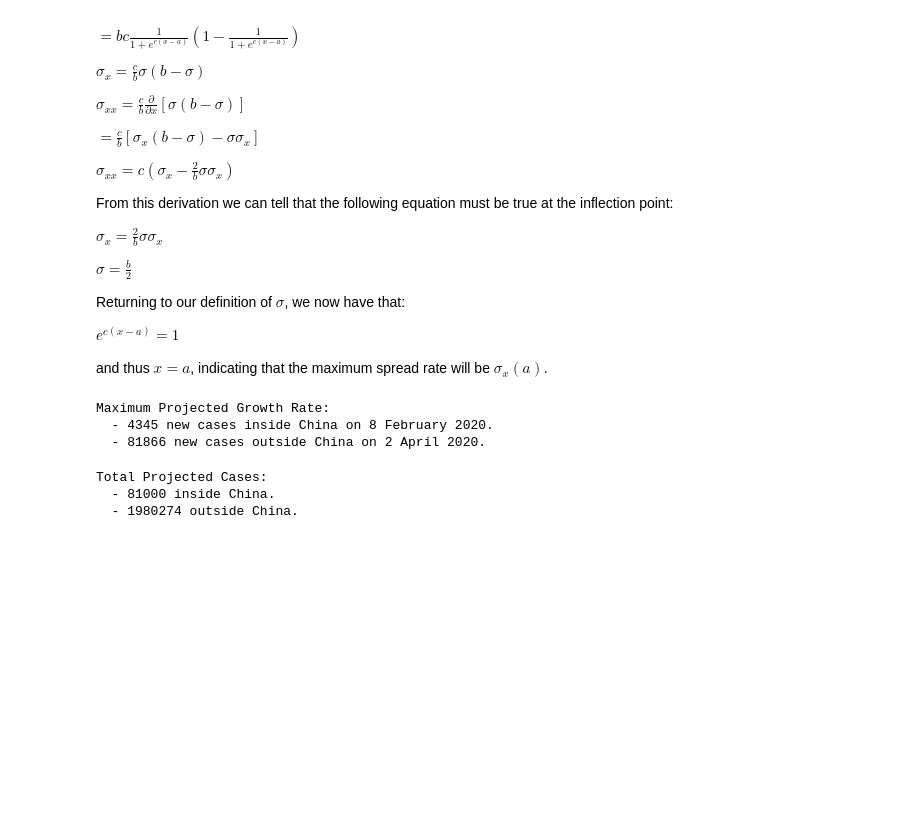
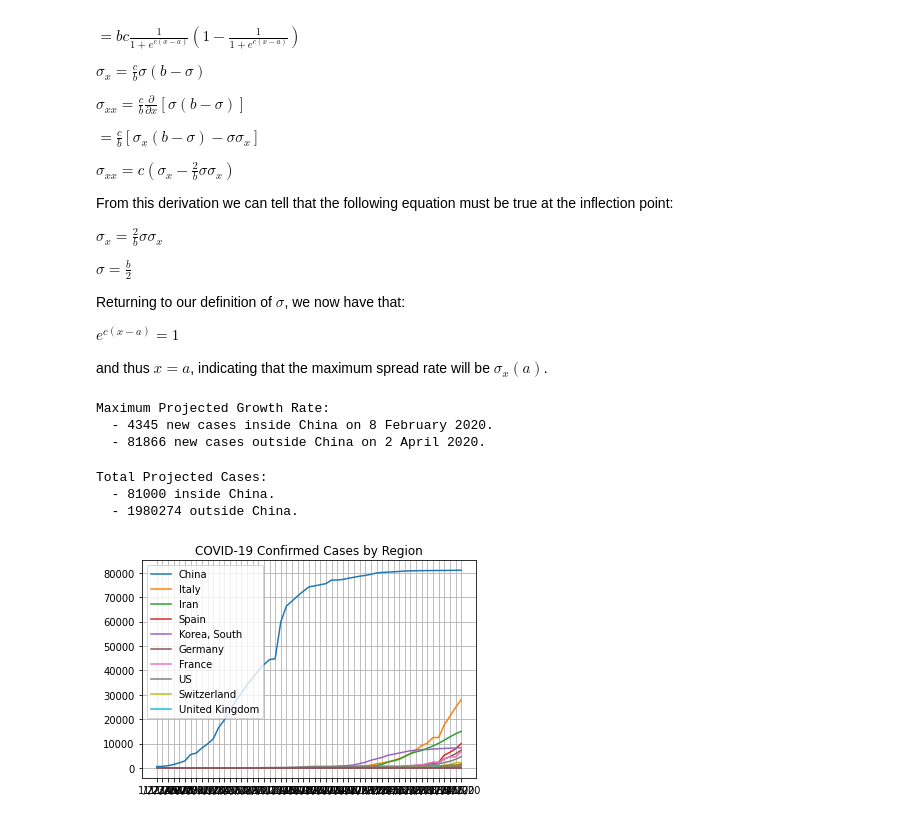
Before and after one commit to hinsley/colabs, a Jupyter notebook: Coronavirus_Projections.ipynb, the cells around one changed output. Drawn from its saved outputs; the diff is of its cells as text; code cells hidden in the pictures; blank space fills up the shorter version.

Commit message:
Add time series data pulled from CSV

```diff
--- a/Coronavirus_Projections.ipynb
+++ b/Coronavirus_Projections.ipynb
@@ -254,3 +254,28 @@ Total Projected Cases:
 Total Projected Cases:
   - 81000 inside China.
   - 1980274 outside China.
+# %%
+import pandas as pd
+from matplotlib import pyplot as plt
+
+ts_confirmed_df = pd.read_csv("https://raw.githubusercontent.com/CSSEGISandData/COVID-19/master/csse_covid_19_data/csse_covid_19_time_series/time_series_19-covid-Confirmed.csv")
+
+ts_only_confirmed_df = ts_confirmed_df.drop(["Lat", "Long"], axis=1).groupby("Country/Region").sum().sort_values(list(ts_only_confirmed_df)[-1], ascending=False)
+
+
+plt.title("COVID-19 Confirmed Cases by Region")
+
+plt.grid(which="major")
+
+legend_size = 10
+
+i = 0
+for region in ts_only_confirmed_df.index:
+  plt.plot(ts_only_confirmed_df.loc[region], label=(region if i < legend_size else None))
+  i += 1
+
+plt.legend()
+
+plt.show()
+# %% [output]
+[figure, added]
```
